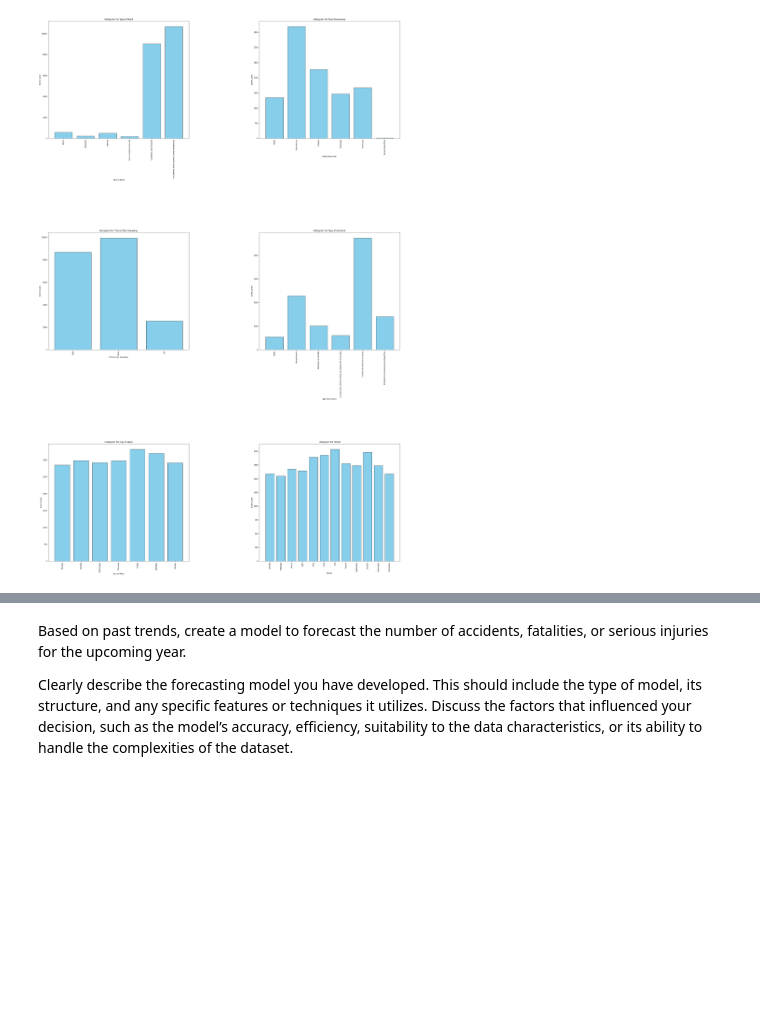
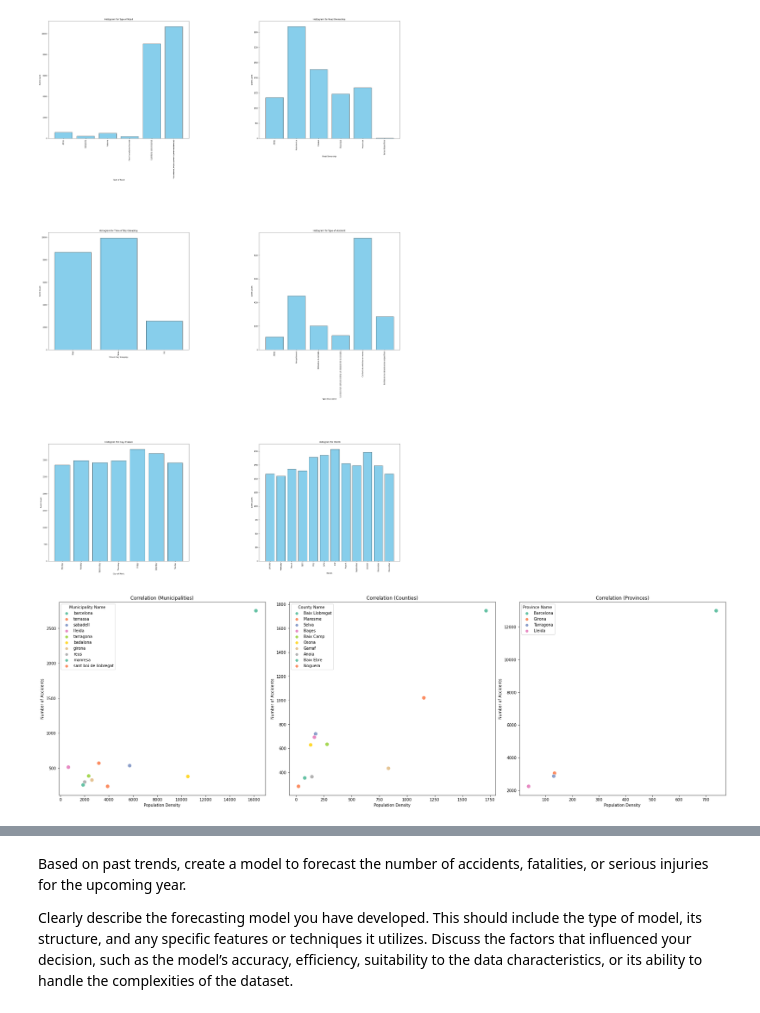
Before and after one commit to MarcLlopart/Traffic-Accident-Analysis, a Jupyter notebook: EDA.ipynb, the cells around one changed output, grey strips where cells are left out. Saved outputs shown, nothing was run; the diff lists cells and outputs as text; code cells hidden in the pictures; blank space fills up the shorter version.

Commit message:
3 and 4 plus extra data

```diff
--- a/EDA.ipynb
+++ b/EDA.ipynb
@@ -204,0 +216,40 @@ plt.show()
+# %%
+province_data = {'Province Name ': ['Barcelona', 'Girona', 'Tarragona', 'Lleida'],
+                 'Population Density': [739.6, 133.2, 130.4, 36.1]}
+provice_densities = pd.DataFrame(data=province_data)
+muncipalities_densities = pd.read_csv('municipalities.csv', sep=";")
+counties_densities = pd.read_csv('counties.csv')
+# %%
+muncipalities['Municipality Name '] = muncipalities['Municipality Name '].str.lower()
+muncipalities_densities['Municipality Name '] = muncipalities_densities['Municipality Name '].str.lower()
+muncipalities_densities['Population Density'] = muncipalities_densities['Population Density'].str.replace(',', '.').astype(float)
+
+municipalities_corr = pd.merge(muncipalities, muncipalities_densities, on='Municipality Name ')
+counties_corr = pd.merge(counties, counties_densities, on='County Name ')
+province_corr = pd.merge(province, provice_densities, on='Province Name ')
+
+municipalities_corr.sort_values(by='Accidents', ascending=False, inplace=True)
+counties_corr.sort_values(by='Accidents', ascending=False, inplace=True)
+province_corr.sort_values(by='Accidents', ascending=False, inplace=True)
+# %%
+import seaborn as sns
+# List of datasets and their names
+datasets = [municipalities_corr[:10], counties_corr[:10], province_corr]
+dataset_names = ['Municipalities', 'Counties', 'Provinces']
+
+# Set up subplots
+fig, axes = plt.subplots(nrows=1, ncols=3, figsize=(25, 8))
+fig.tight_layout(pad=3.0)
+
+# Loop through datasets and dataset names to create scatter plots
+for ax, dataset, dataset_name in zip(axes, datasets, dataset_names):
+    # Plotting the scatter plot
+    sns.scatterplot(x='Population Density', y='Accidents', data=dataset, ax=ax, hue=dataset.columns[0], palette='Set2', s=100)
+    ax.set_title(f'Correlation ({dataset_name})')
+    ax.set_xlabel('Population Density')
+    ax.set_ylabel('Number of Accidents')
+
+# Show the plot
+plt.show()
+# %% [output]
+[figure, added]
```
Also changed, not shown: parts of 7 cells of this notebook, 2 other files.
